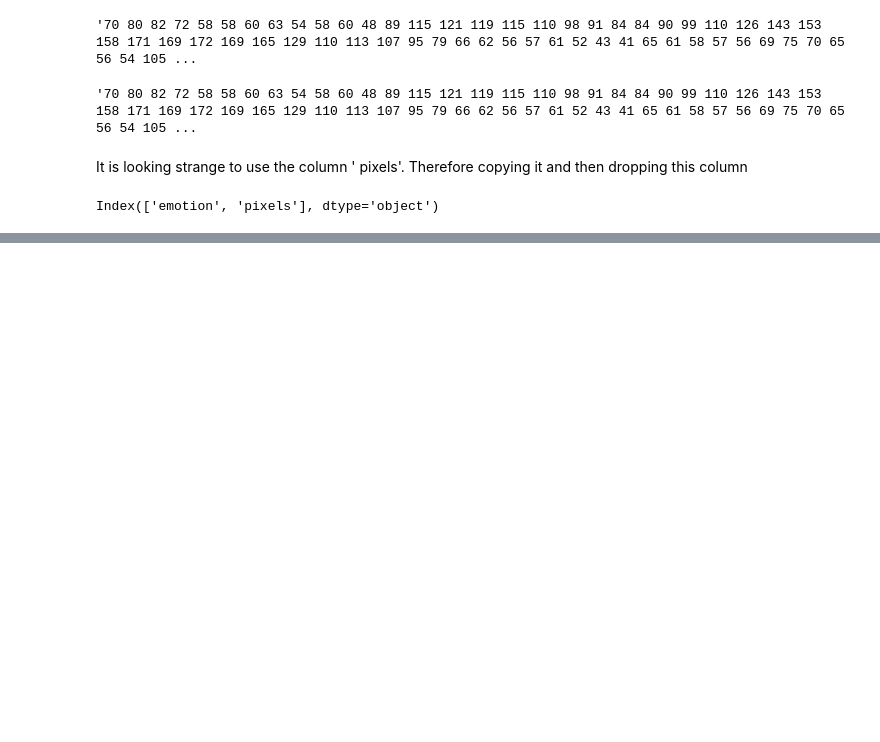
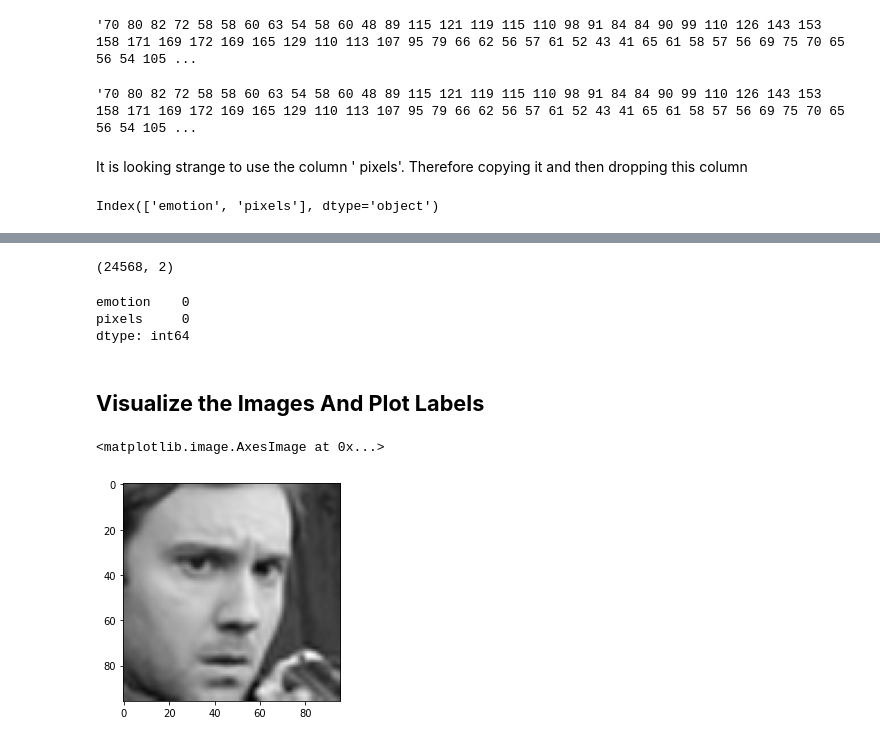
Before and after one commit to Priyo-prog/Artificial-Intelligence-Projects, a Jupyter notebook: Emotion AI/emotion_ai.ipynb, the cells around one changed output, grey strips where cells are left out. Saved outputs shown, nothing was run; the diff lists cells and outputs as text; code cells hidden in the pictures; blank space fills up the shorter version.

```diff
--- a/Emotion AI/emotion_ai.ipynb
+++ b/Emotion AI/emotion_ai.ipynb
@@ -619,0 +629,12 @@ facialexpression_df['pixels'] = facialexpression_df['pixels'].apply(lambda x: re
+# %%
+# check the shape of the dataframe
+facialexpression_df.shape
+# %% [output]
+(24568, 2)
+# %%
+# check for the presence of null values
+facialexpression_df.isnull().sum()
+# %% [output]
+emotion    0
+pixels     0
+dtype: int64
@@ -619,0 +644,9 @@ facialexpression_df['pixels'] = facialexpression_df['pixels'].apply(lambda x: re
+# %% [markdown]
+## **Visualize the Images And Plot Labels**
+# %%
+# Visualize the first image in the dataframe and ensure that the image is not distorted
+# by resizing or reshaping operations
+plt.imshow(facialexpression_df.pixels[0], cmap='gray')
+# %% [output]
+<matplotlib.image.AxesImage at 0x...>
+[figure, added]
```
Also changed, not shown: parts of 8 cells of this notebook.
